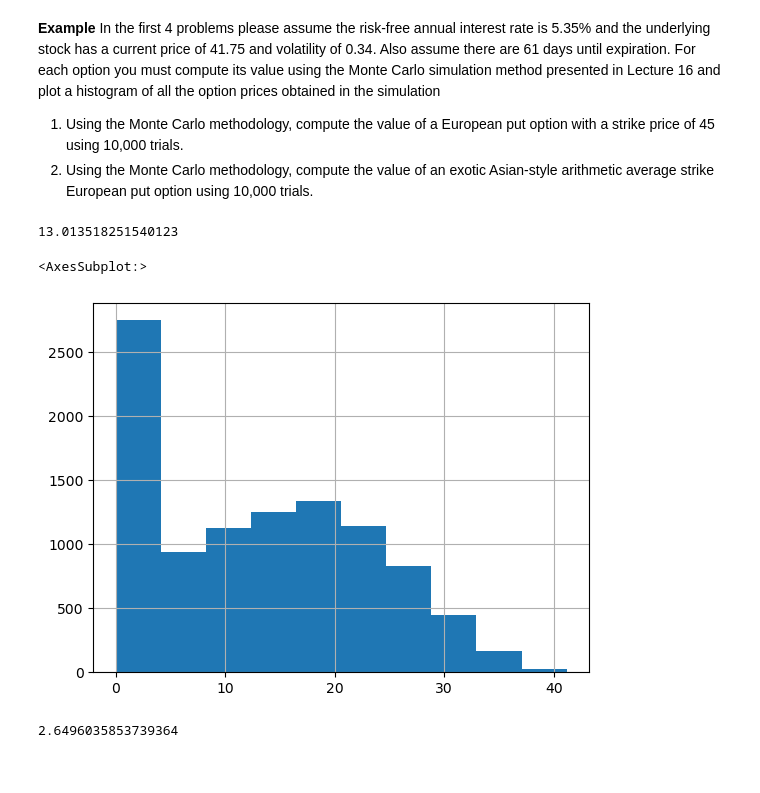
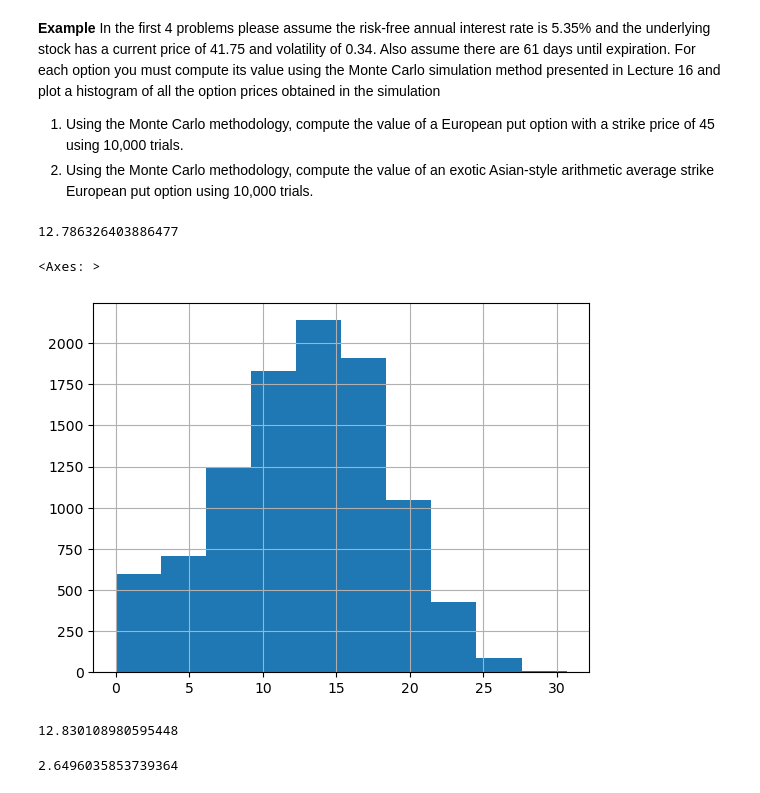
Before and after one commit to AvaM1/Math134_Notes, a Jupyter notebook: 134C Week 9.ipynb, the cells around one changed output. Saved outputs shown, nothing was run; the diff lists cells and outputs as text; code cells hidden in the pictures.

```diff
--- a/134C Week 9.ipynb
+++ b/134C Week 9.ipynb
@@ -175,3 +176,20 @@ The delta-hedged portfolio is still under the exposure of risk especially when t
 # %% [markdown]
 **Example**
 Suppose that $S = 40, \sigma = 0.3, r = 0.08, \delta = 0$. Compute the delta and gamma of $40$ and $45$ strike call options. Suppose that we just sell 1000 units of the $40$-strike call option. How would we delta-gamma hedge our position?
+# %%
+S = 40
+sigma = 0.3
+r = 0.08
+delta = 0
+T = 1
+
+delta_45 = call_Delta(S, 45, T, r, sigma, delta)
+delta_40 = call_Delta(S, 40, T, r, sigma, delta)
+gamma_45 = Gamma(S, 45, T, r, sigma, delta)
+gamma_40 = Gamma(S, 40, T, r, sigma, delta)
+
+print(delta_45, delta_40, gamma_45, gamma_40)
+
+c1 = 1000*gamma_40/gamma_45
+c2 = 1000*delta_40-c1 * delta_45
+print(f"We should buy {c1:.3f} units of the 45-strike call, and buy {c2:.3f} shares of the stock")
@@ -200,39 +255,43 @@ In the first 4 problems please assume the risk-free annual interest rate is 5.35
 # %%
 import matplotlib.pyplot as plt
 import pandas as pd
 
 def stock_price_simulation(T, N, r, delta, sigma, S0):
     dt = float(T) / N
     t = np.linspace(0, T, N+1)
     S = np.zeros(N+1)
     S[0] = S0
     for i in range(1, N+1):
         Z = np.random.normal(0, 1)
         S[i] = S[i-1] * np.exp((r - delta - 0.5 * sigma**2) * dt + sigma * np.sqrt(dt) * Z)
     return t, S
 
-T = 1
-N = 365
+T = 61/365
+N = 1000
 r = 0.0535
 delta = 0
 sigma = 0.34
 S0 = 41.75
 
 number_of_trials = 10000
 
 price = []
 for i in range(number_of_trials):
     t, S = stock_price_simulation(T, N, r, delta, sigma, S0)
-    price.append(max(0, 55-S[-1]) * np.exp(-0.0535))
+    price.append(max(0, 55-S[-1]) * np.exp(-r * T))
 
 price_data = pd.Series(price)
 
 print(price_data.mean())
 price_data.hist()
 # %% [output]
-13.013518251540123
+12.786326403886477
-<AxesSubplot:>
+<Axes: >
-[figure, old version]
+[figure, new version]
+# %%
+black_scholes_put(41.75, 55, 61/365, 0.0535, 0.34, 0)
+# %% [output]
+12.830108980595448
 # %%
 import matplotlib.pyplot as plt
 import pandas as pd
```
Also changed, not shown: parts of 5 cells of this notebook.
